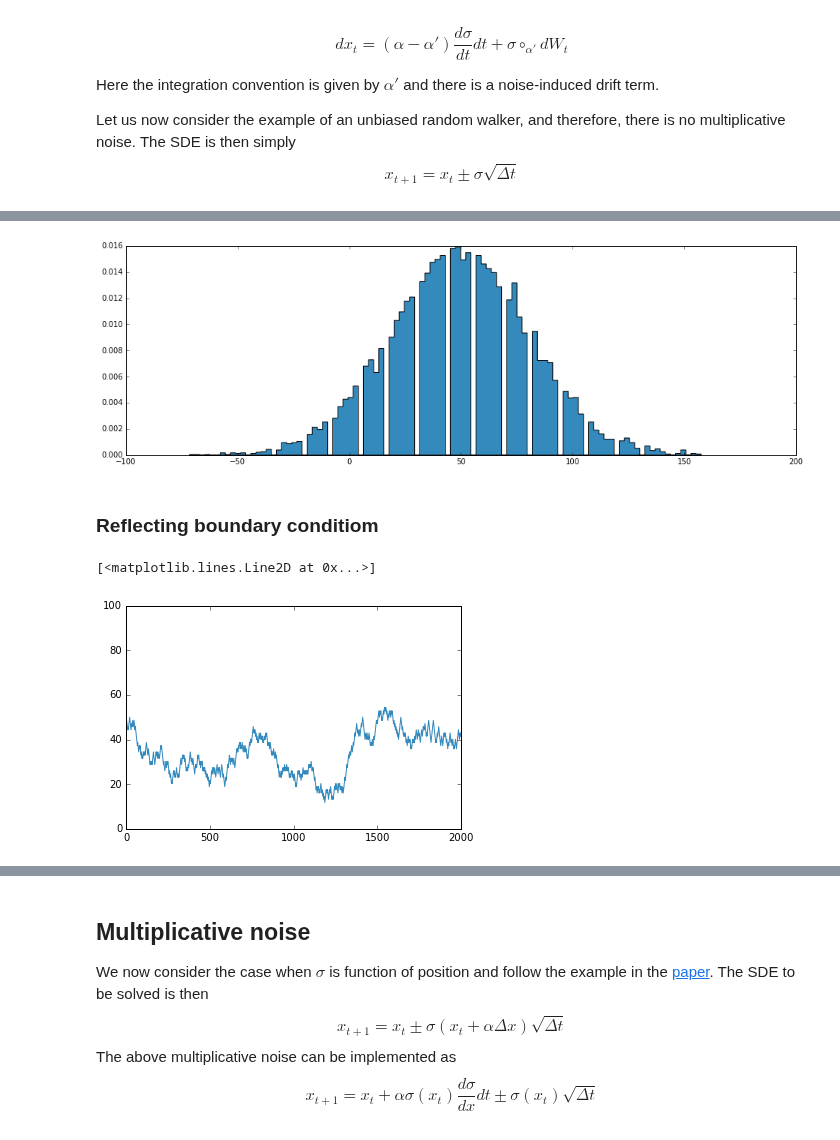
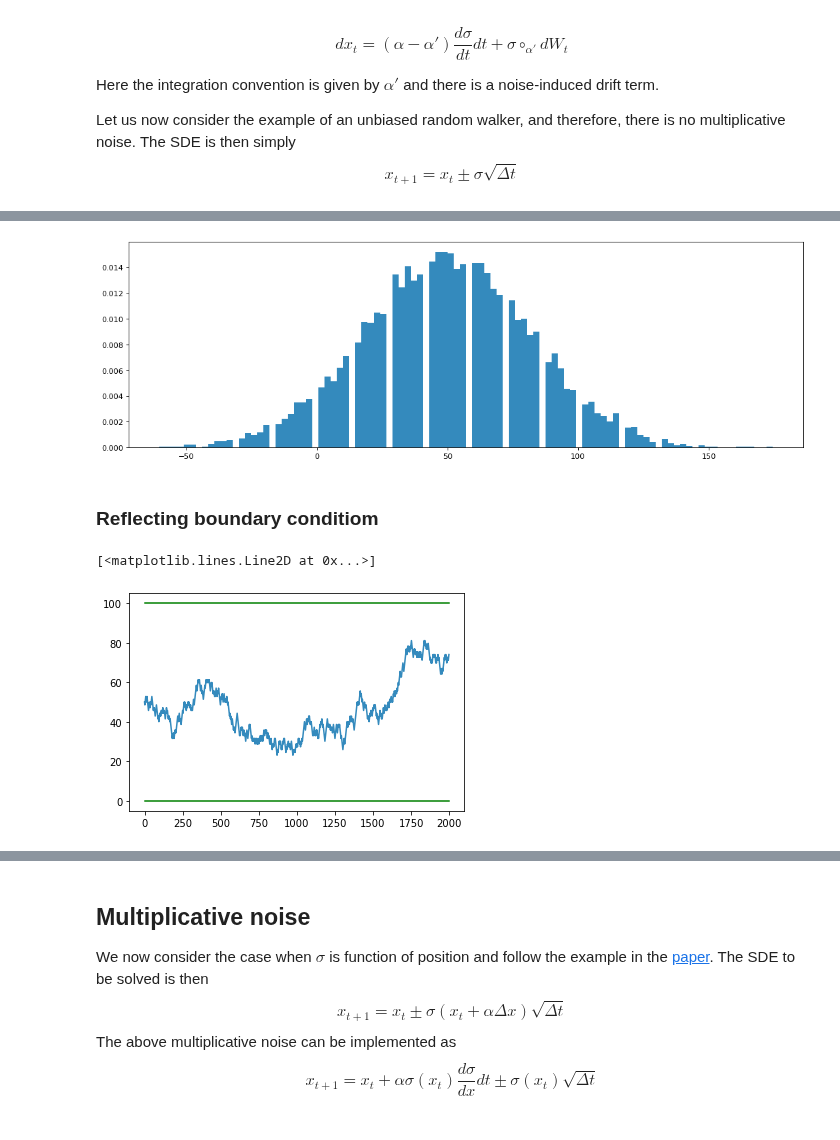
Before and after one commit to rajeshrinet/compPhy, a Jupyter notebook: notebooks/2017/SDE.ipynb, the cells around one changed output, grey strips where cells are left out. Saved outputs shown, nothing was run; the diff lists cells and outputs as text; code cells hidden in the pictures.

```diff
--- a/notebooks/2017/SDE.ipynb
+++ b/notebooks/2017/SDE.ipynb
@@ -51,15 +54,15 @@ plt.plot(ts, ys, color="#348ABD");
 # %%
 fig = plt.figure(figsize=(16, 5), dpi=80, facecolor='w', edgecolor='k');
 
 Ns = 10000
 R = np.zeros(Ns)
 for i in range(Ns):
     simulate(ys, ys0, sqdt)
     R[i] = ys[N-1]
 
-plt.hist(R, bins=100, normed=1, histtype='stepfilled', color="#348ABD");
+plt.hist(R, bins=100, density=1, histtype='stepfilled', color="#348ABD");
 # %% [output]
-[figure, old version]
+[figure, new version]
 # %% [markdown]
 ### Reflecting boundary conditiom
 # %%
@@ -87,12 +90,12 @@ def simulate(ys, ys0, sqdt):
 ys0   = 50
 sqdt  = 1*np.sqrt(dt)
 simulate(ys, ys0, sqdt)
-plt.plot(ts, ys, color="#348ABD"); plt.hold('on')
+plt.plot(ts, ys, color="#348ABD");
 plt.plot(ts, ts*0+wallL, 'g-')
 plt.plot(ts, ts*0+wallR, 'g-')
 # %% [output]
 [<matplotlib.lines.Line2D at 0x...>]
-[figure, old version]
+[figure, new version]
 # %%
 fig = plt.figure(figsize=(16, 5), dpi=80, facecolor='w', edgecolor='k');
 
```
Also changed, not shown: parts of 9 cells of this notebook, 8 other files.
